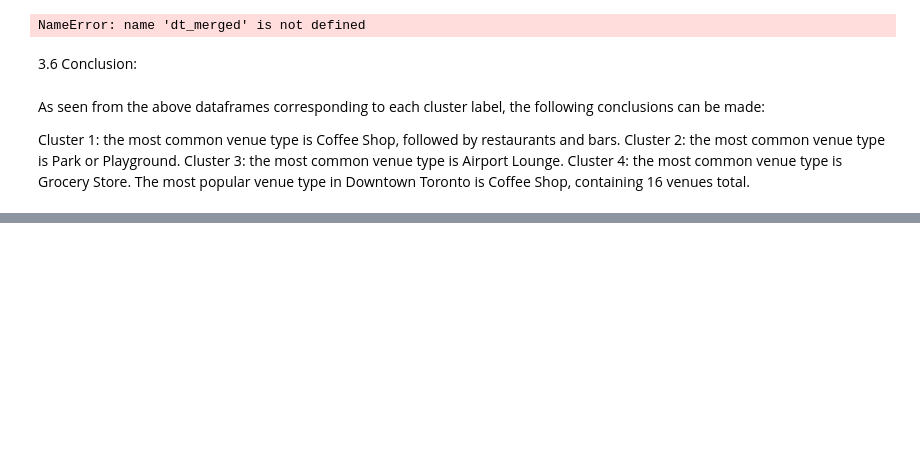
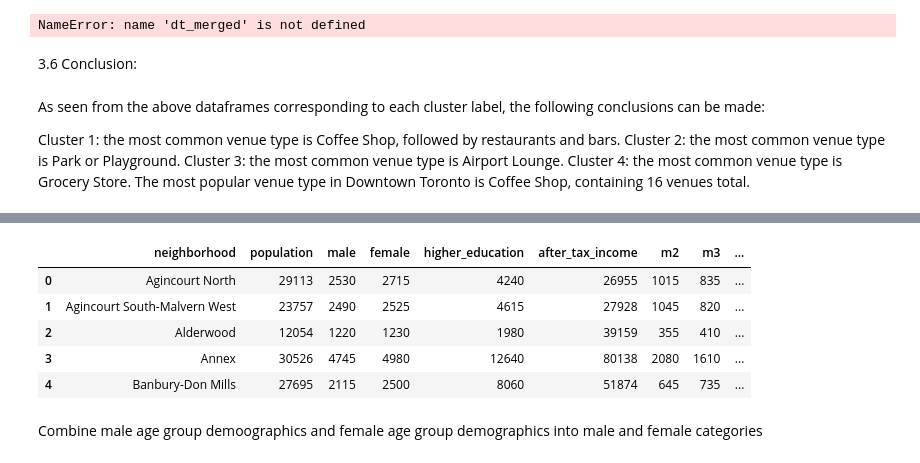
Before and after one commit to Dhananjay-Vyavahare/Coursera_Capstone_Project, a Jupyter notebook: The Battle of Neighborhood - F.ipynb, the cells around one changed output, grey strips where cells are left out. Saved outputs shown, nothing was run; the diff lists cells and outputs as text; code cells hidden in the pictures; blank space fills up the shorter version.

```diff
--- a/The Battle of Neighborhood - F.ipynb
+++ b/The Battle of Neighborhood - F.ipynb
@@ -537,0 +668,17 @@ The most popular venue type in Downtown Toronto is Coffee Shop, containing 16 ve
+# %%
+toronto_hoods.columns = toronto_hoods.columns.str.replace('index', 'neighborhood')
+toronto_hoods['population'] = toronto_hoods['population'].str.replace(',','').astype(int)
+toronto_hoods['male'] = (toronto_hoods['m2'].astype(int) + toronto_hoods['m3'].astype(int) + toronto_hoods['m4'].astype(int))
+toronto_hoods['female'] = (toronto_hoods['f2'].astype(int) + toronto_hoods['f3'].astype(int) + toronto_hoods['f4'].astype(int))
+toronto_hoods['higher_education'] = toronto_hoods['higher_education'].astype(int)
+toronto_hoods['after_tax_income'] = toronto_hoods['after_tax_income'].str.replace(',','').astype(int)
+toronto_hoods.head()
+# %% [output]
+|  | neighborhood | population | male | female | higher_education | after_tax_income | m2 | m3 | ... |
+| 0 | Agincourt North | 29113 | 2530 | 2715 | 4240 | 26955 | 1015 | 835 | ... |
+| 1 | Agincourt South-Malvern West | 23757 | 2490 | 2525 | 4615 | 27928 | 1045 | 820 | ... |
+| 2 | Alderwood | 12054 | 1220 | 1230 | 1980 | 39159 | 355 | 410 | ... |
+| 3 | Annex | 30526 | 4745 | 4980 | 12640 | 80138 | 2080 | 1610 | ... |
+| 4 | Banbury-Don Mills | 27695 | 2115 | 2500 | 8060 | 51874 | 645 | 735 | ... |
+# %% [markdown]
+Combine male age group demoographics and female age group demographics into male and female categories
```
Also changed, not shown: parts of 37 cells of this notebook.
